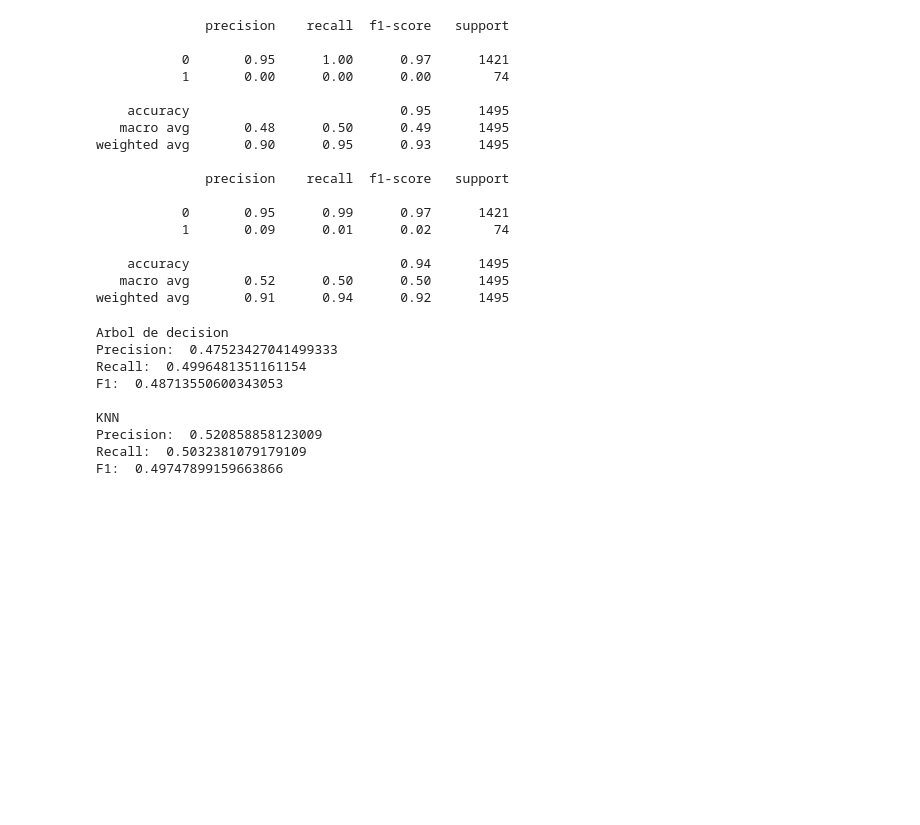
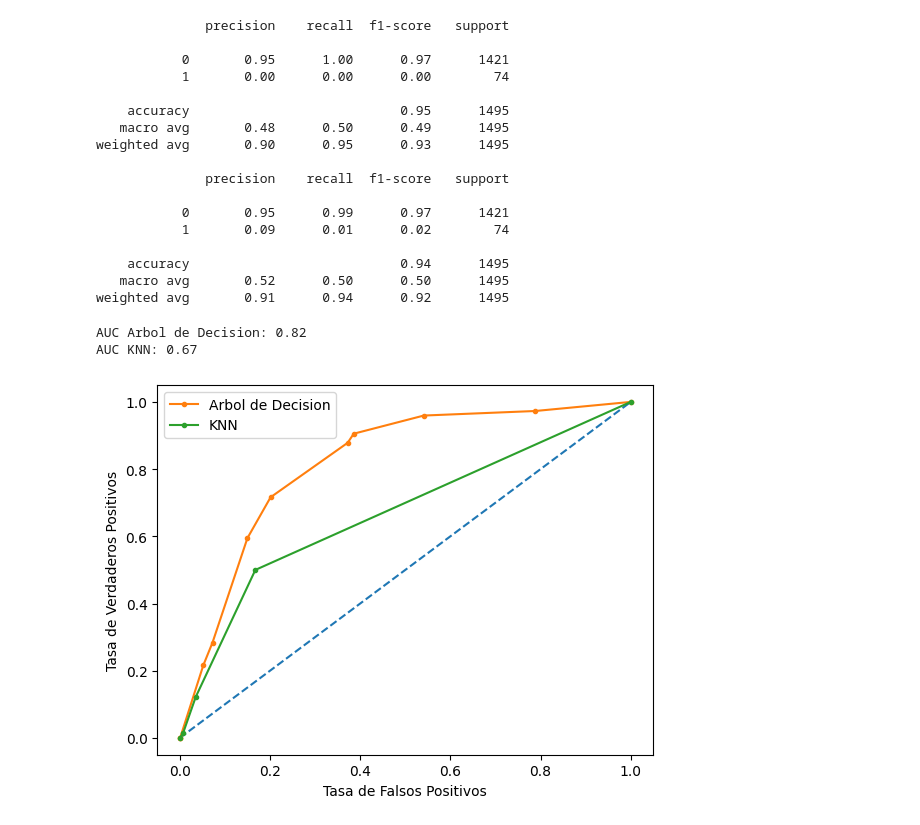
Before and after one commit to PeiroAdrian/brain_stroke, a Jupyter notebook: brainstroke.ipynb, the cells around one changed output. Cells and saved outputs as stored; diff of their text form; code cells hidden in the pictures; blank space fills up the shorter version.

```diff
--- a/brainstroke.ipynb
+++ b/brainstroke.ipynb
@@ -309,26 +305,40 @@ weighted avg       0.90      0.95      0.93      1495
     accuracy                           0.94      1495
    macro avg       0.52      0.50      0.50      1495
 weighted avg       0.91      0.94      0.92      1495
-# %%
-#resultados promedio de las metricas de rendimiento
-from sklearn.metrics import precision_score
-from sklearn.metrics import recall_score
-from sklearn.metrics import f1_score
-print("Arbol de decision")
-print("Precision: ", precision_score(y_testset, predTree, average='macro'))
-print("Recall: ", recall_score(y_testset, predTree, average='macro'))
-print("F1: ", f1_score(y_testset, predTree, average='macro'))
-print("\nKNN")
-print("Precision: ", precision_score(y_testset, prediction2, average='macro'))
-print("Recall: ", recall_score(y_testset, prediction2, average='macro'))
-print("F1: ", f1_score(y_testset, prediction2, average='macro'))
-# %% [output]
-Arbol de decision
-Precision:  0.47523427041499333
-Recall:  0.4996481351161154
-F1:  0.48713550600343053
-
-KNN
-Precision:  0.520858858123009
-Recall:  0.5032381079179109
-F1:  0.49747899159663866
+# %%
+#graficar curva roc para arbol de decision y knn
+from sklearn.metrics import roc_curve
+from sklearn.metrics import roc_auc_score
+
+# Calcular probabilidades
+probs_tree = classTree.predict_proba(X_testset)
+probs_knn = model.predict_proba(X_testset)
+
+# Mantener solo las probabilidades positivas
+probs_tree = probs_tree[:, 1]
+probs_knn = probs_knn[:, 1]
+
+# Calcular AUC
+auc_tree = roc_auc_score(y_testset, probs_tree)
+auc_knn = roc_auc_score(y_testset, probs_knn)
+
+# Imprimir resultados
+print('AUC Arbol de Decision: %.2f' % auc_tree)
+print('AUC KNN: %.2f' % auc_knn)
+
+# Calcular curva ROC
+fpr_tree, tpr_tree, thresholds_tree = roc_curve(y_testset, probs_tree)
+fpr_knn, tpr_knn, thresholds_knn = roc_curve(y_testset, probs_knn)
+
+# Graficar curva ROC
+plt.plot([0, 1], [0, 1], linestyle='--')
+plt.plot(fpr_tree, tpr_tree, marker='.', label='Arbol de Decision')
+plt.plot(fpr_knn, tpr_knn, marker='.', label='KNN')
+plt.xlabel('Tasa de Falsos Positivos')
+plt.ylabel('Tasa de Verdaderos Positivos')
+plt.legend()
+plt.show()
+# %% [output]
+AUC Arbol de Decision: 0.82
+AUC KNN: 0.67
+[figure, added]
```
Also changed, not shown: parts of 3 cells of this notebook.
